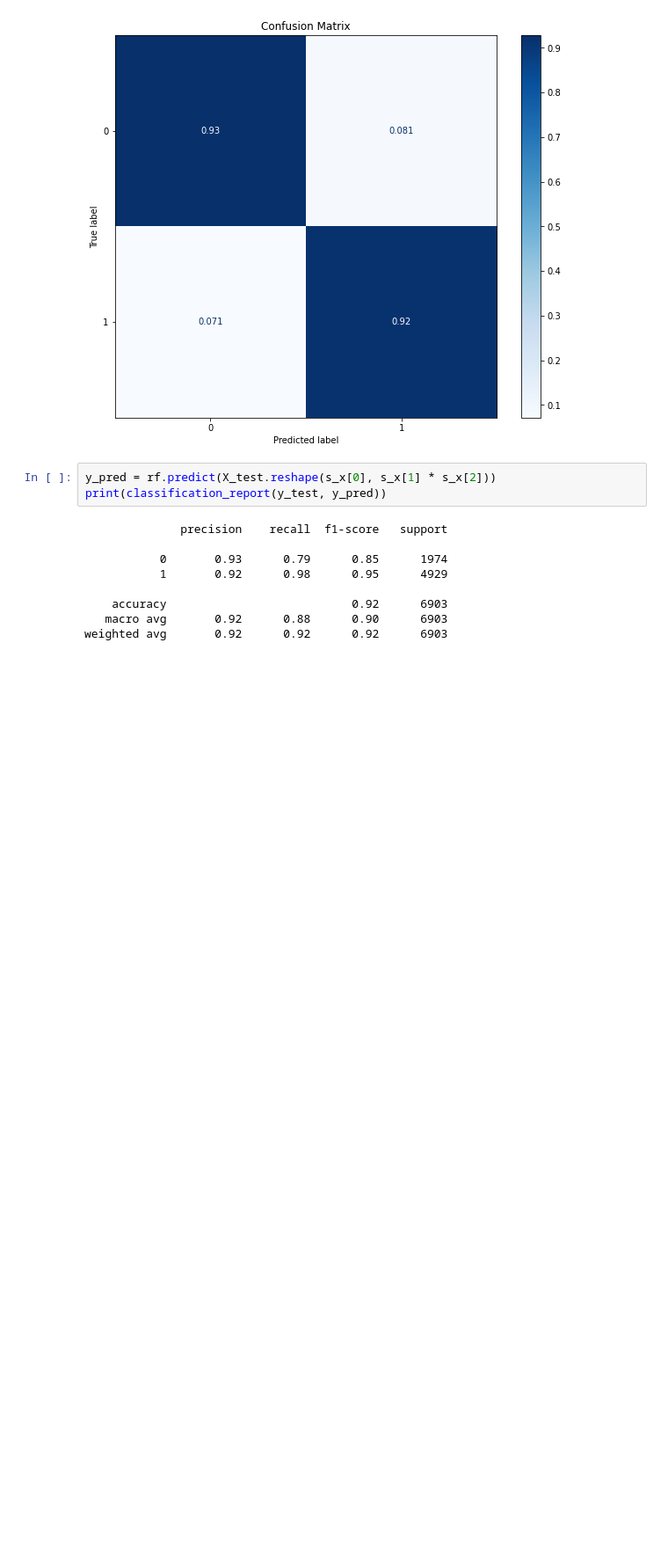
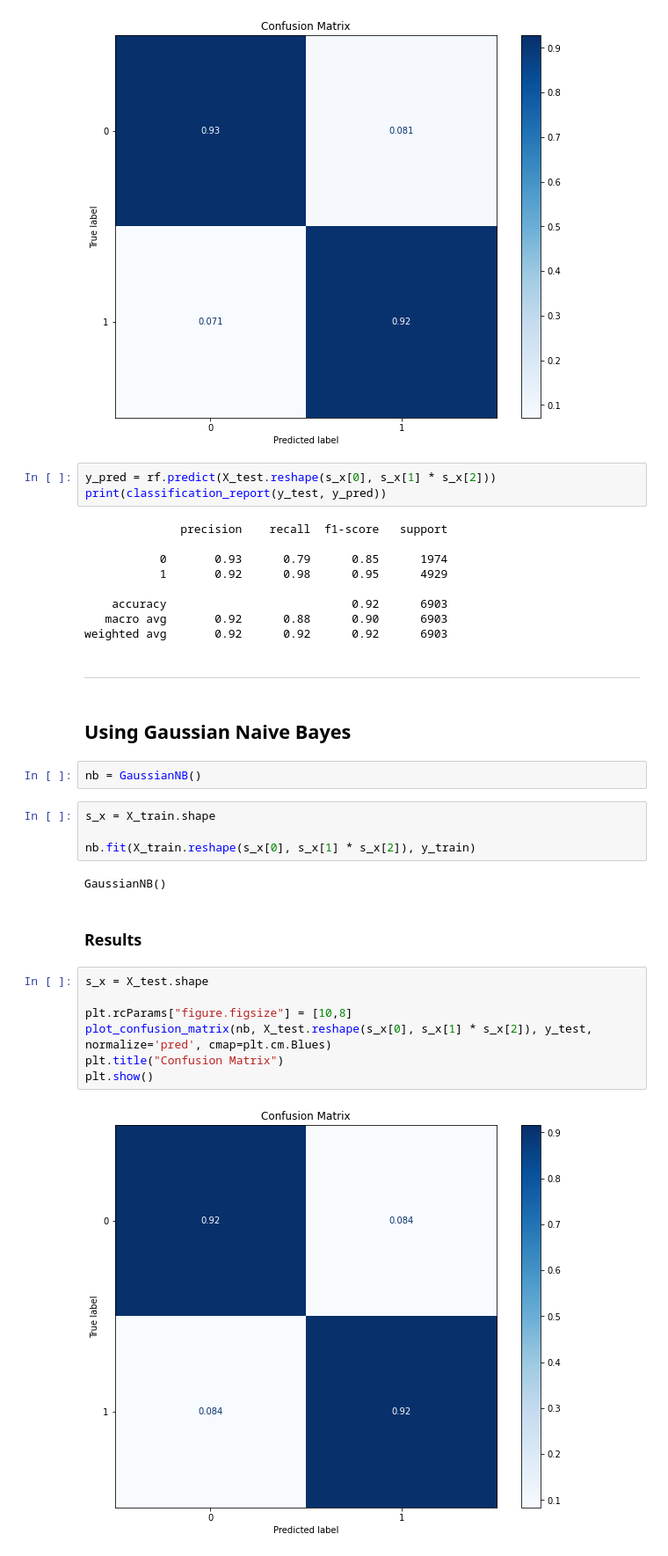
Before and after one commit to igorbispo99/TrabalhoCompExp, a Jupyter notebook: trabalho_2.ipynb, the cells around one changed output. Shown at 88% size. Saved outputs shown, nothing was run; the diff lists cells and outputs as text; blank space fills up the shorter version.

Commit message:
Adicionado Naive Bayes

```diff
--- a/trabalho_2.ipynb
+++ b/trabalho_2.ipynb
@@ -208,3 +208,26 @@ print(classification_report(y_test, y_pred))
     accuracy                           0.92      6903
    macro avg       0.92      0.88      0.90      6903
 weighted avg       0.92      0.92      0.92      6903
+# %% [markdown]
+---
+# %% [markdown]
+## Using Gaussian Naive Bayes
+# %%
+nb = GaussianNB()
+# %%
+s_x = X_train.shape
+
+nb.fit(X_train.reshape(s_x[0], s_x[1] * s_x[2]), y_train)
+# %% [output]
+GaussianNB()
+# %% [markdown]
+### Results
+# %%
+s_x = X_test.shape
+
+plt.rcParams["figure.figsize"] = [10,8]
+plot_confusion_matrix(nb, X_test.reshape(s_x[0], s_x[1] * s_x[2]), y_test, normalize='pred', cmap=plt.cm.Blues)
+plt.title("Confusion Matrix")
+plt.show()
+# %% [output]
+[figure, added]
```
Also changed, not shown: parts of 2 cells of this notebook.
